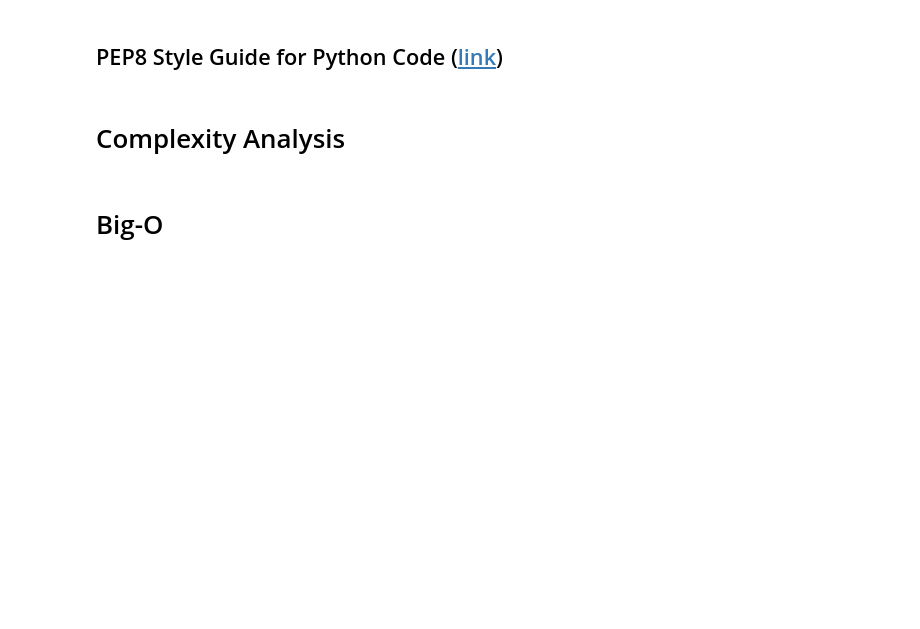
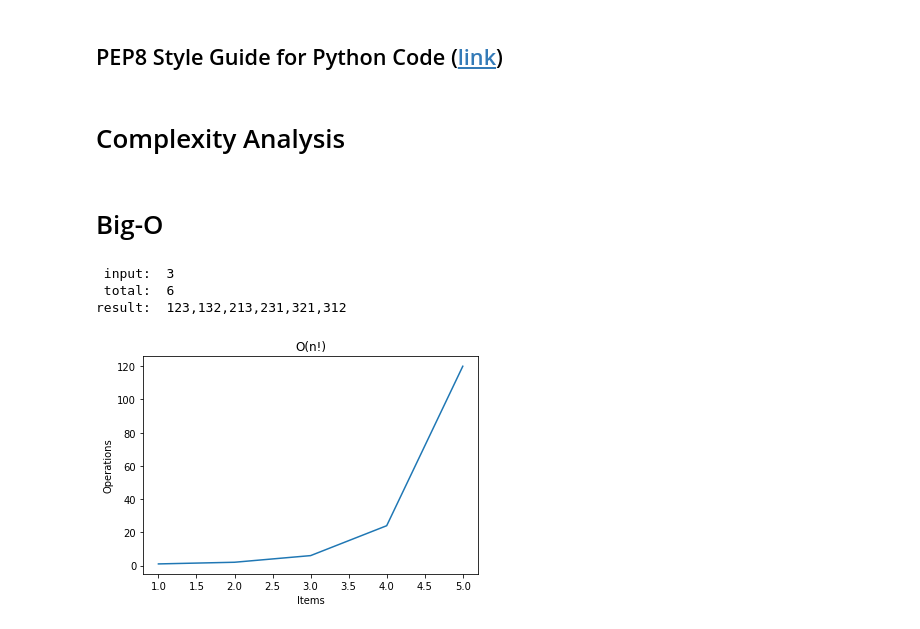
Before and after one commit to dianeyeo/mth251, a Jupyter notebook: public/notebooks/lab1.ipynb, the cells around one changed output. Cells and saved outputs as stored; diff of their text form; code cells hidden in the pictures; blank space fills up the shorter version.

```diff
--- a/public/notebooks/lab1.ipynb
+++ b/public/notebooks/lab1.ipynb
@@ -1524,31 +1524,36 @@ def permutation(s, step, r):
     for i in range(step, len(s)):
 
         # copy the list as it will be changed in the recusive call below
         s_copy = [c for c in s]
 
         # swap the current index with the step
         # 1234, 2134, 3214, 4231
         s_copy[step], s_copy[i] = s_copy[i], s_copy[step]
 
         # recurse on the rest portion of the string (location from step+1, step+2, ...)
         # 1-234, 2-134, 3-214, 4-231
         permutation(s_copy, step + 1, r)
 
 
-s = "1234"
+s = "123"
 step = 0
 r = [] # all possibilities
 permutation(list(s), step, r)
 print(" input: ", len(s))
 print(" total: ", len(r))
 print("result: ", ",".join(["".join(p) for p in r]))
 
 def factorial(n):
     if n == 1:
         return 1
     return n * factorial(n-1)
 
 # plot
 x = range(1, 6)
 y = [factorial(i) for i in x]
 plot_and_show(x, y, "O(n!)")
+# %% [output]
+ input:  3
+ total:  6
+result:  123,132,213,231,321,312
+[figure, added]
```
Also changed, not shown: 4 other files.
